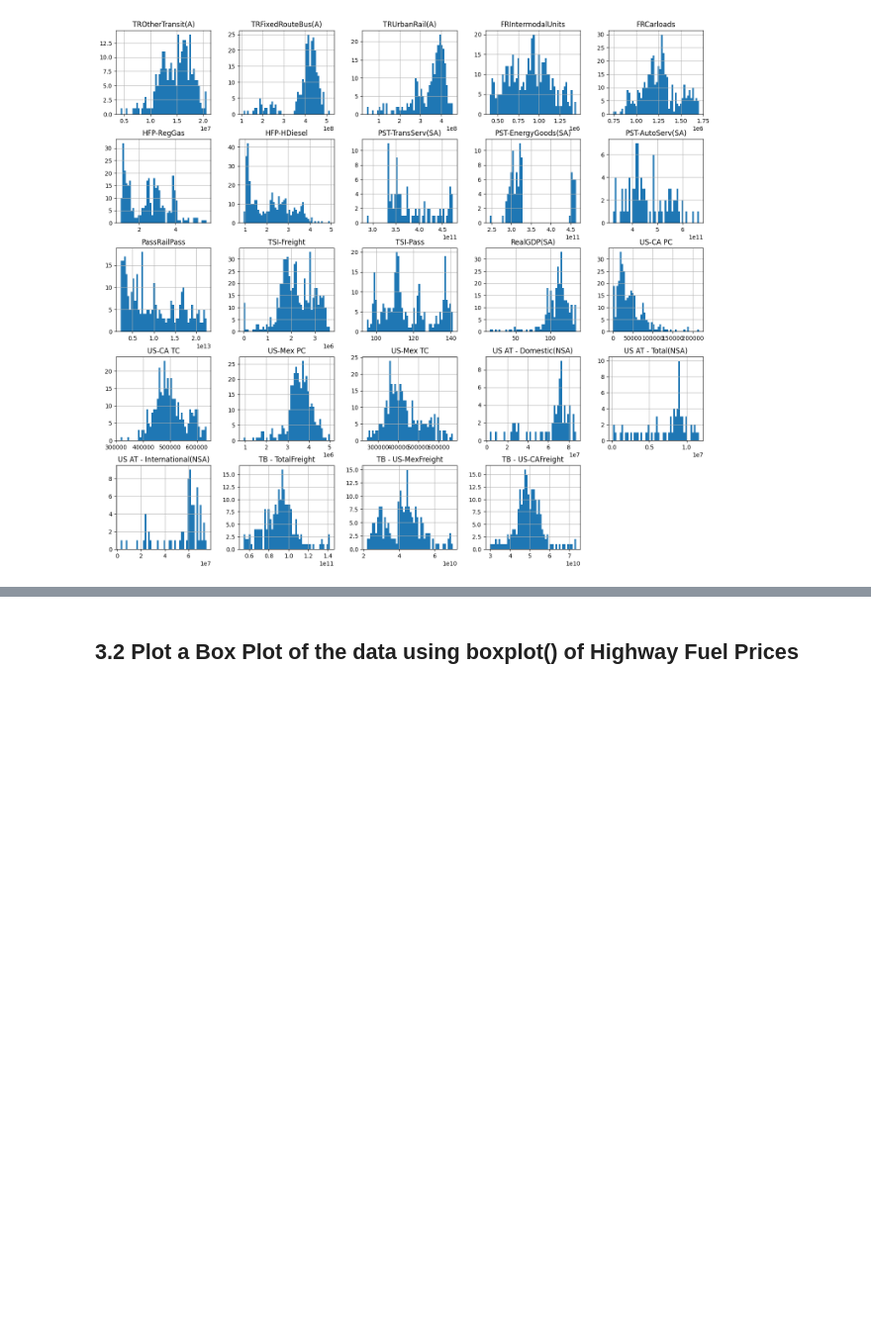
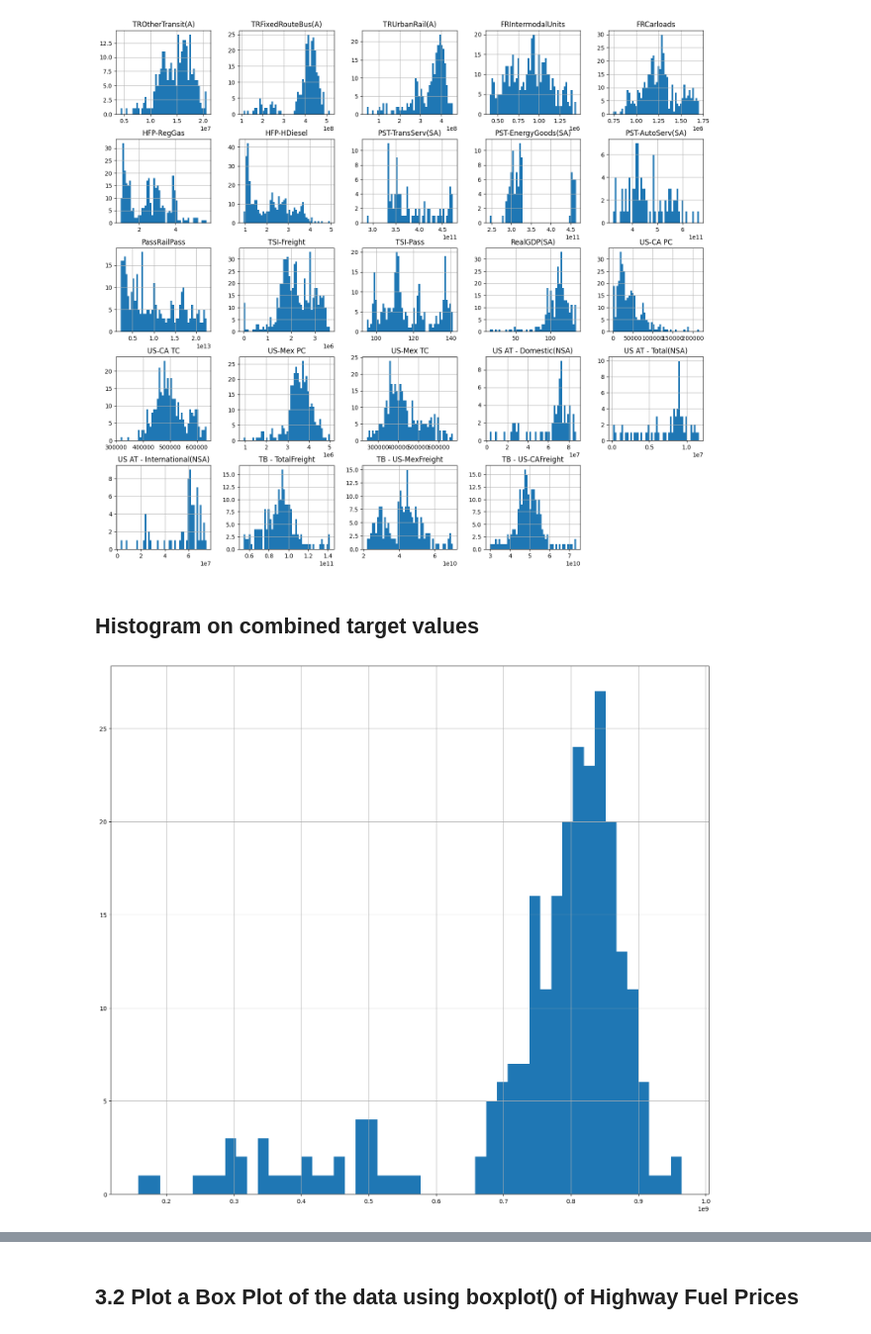
Before and after one commit to HenryCROSS/eecs3401_final_project, a Jupyter notebook: code.ipynb, the cells around one changed output, grey strips where cells are left out. Shown at 99% size. Saved outputs shown, nothing was run; the diff lists cells and outputs as text; code cells hidden in the pictures; blank space fills up the shorter version.

Commit message:
Adding combined histogram

```diff
--- a/code.ipynb
+++ b/code.ipynb
@@ -200,3 +200,13 @@ data.hist(bins=50, figsize=(18, 16))
 plt.show()
 # %% [output]
 [figure]
+# %% [markdown]
+## Histogram on combined target values
+# %%
+data['TRTotal'] = data['TROtherTransit(A)']+data['TRFixedRouteBus(A)']+data['TRUrbanRail(A)']
+
+data['TRTotal'].hist(bins=50, figsize=(18, 16))
+
+plt.show()
+# %% [output]
+[figure, added]
```
Also changed, not shown: parts of 2 cells of this notebook.
